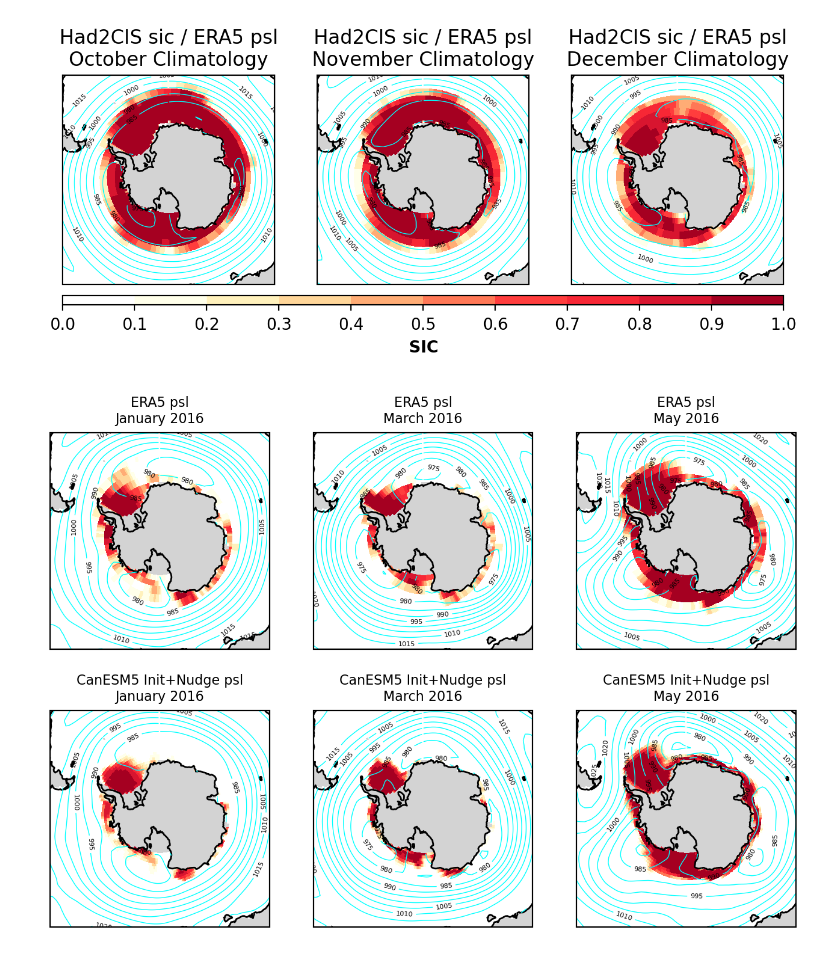
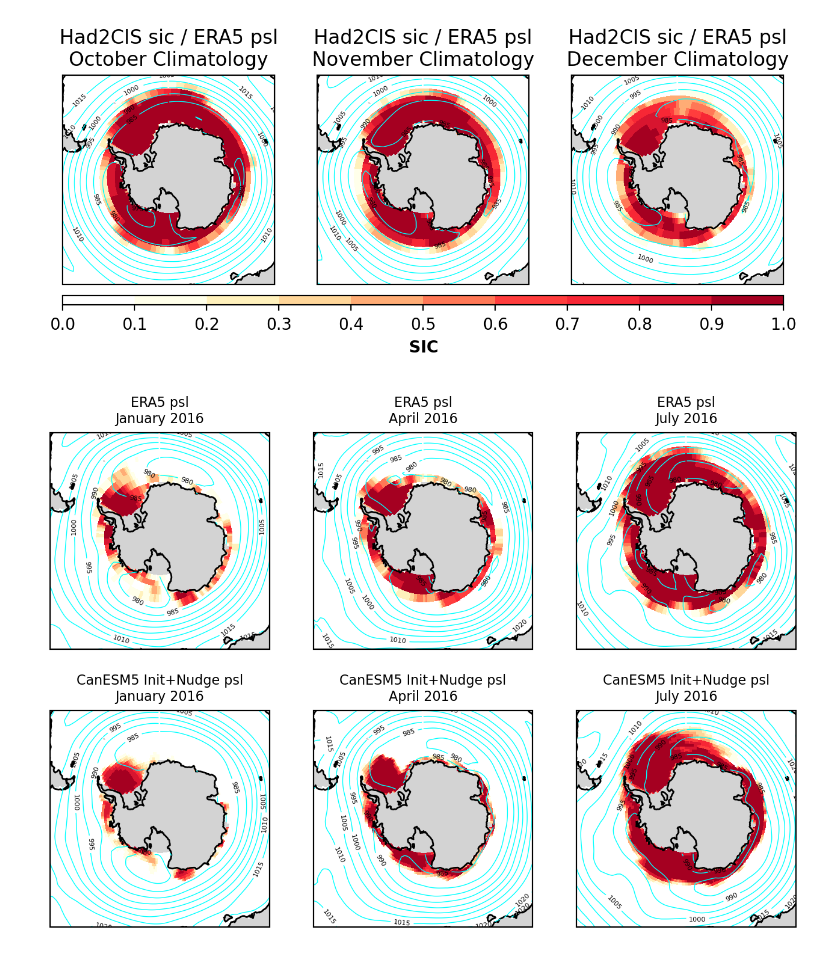
Before and after one commit to bobby-payne/icepack, a Jupyter notebook: Spatial Plots.ipynb, the cells around one changed output. Saved outputs shown, nothing was run; the diff lists cells and outputs as text; code cells hidden in the pictures.

```diff
--- a/Spatial Plots.ipynb
+++ b/Spatial Plots.ipynb
@@ -149,22 +149,22 @@ plt.show()
 # %%
 fig, ax = plt.subplots(ncols=3,nrows=2,figsize=(8,5.5),facecolor='white',dpi=200,subplot_kw={'projection':ccrs.Orthographic(central_latitude=-90., central_longitude=0.0)})
 
 for i in np.arange(3): # month
     for j in np.arange(2): # ERA5 or simulation
-        month = 2*i + 1 # start in january
+        month = 3*i + 1 # start in january
 
         set_extent(ax[j][i])
         ax[j][i].coastlines()
 
         if j == 0:
             add_psl(ax[j][i], psl_ERA5, month=month, year=2016)
             add_sic(ax[j][i], sic_Had2CIS, anom=False, month=month, year=2016)
             ax[j][i].set_title(f"ERA5 psl\n{monthdict[month]} 2016", size=8)
         elif j == 1:
             add_psl(ax[j][i], psl_CanESM5_wn2016_init, month=month, year=2016)
             add_sic(ax[j][i], sic_CanESM5_wn2016_init, anom=False, month=month, year=2016)
             ax[j][i].set_title(f"CanESM5 Init+Nudge psl\n{monthdict[month]} 2016", size=8)
 
 plt.show()
 # %% [output]
-[figure, old version]
+[figure, new version]
```
Also changed, not shown: 1 other file.
